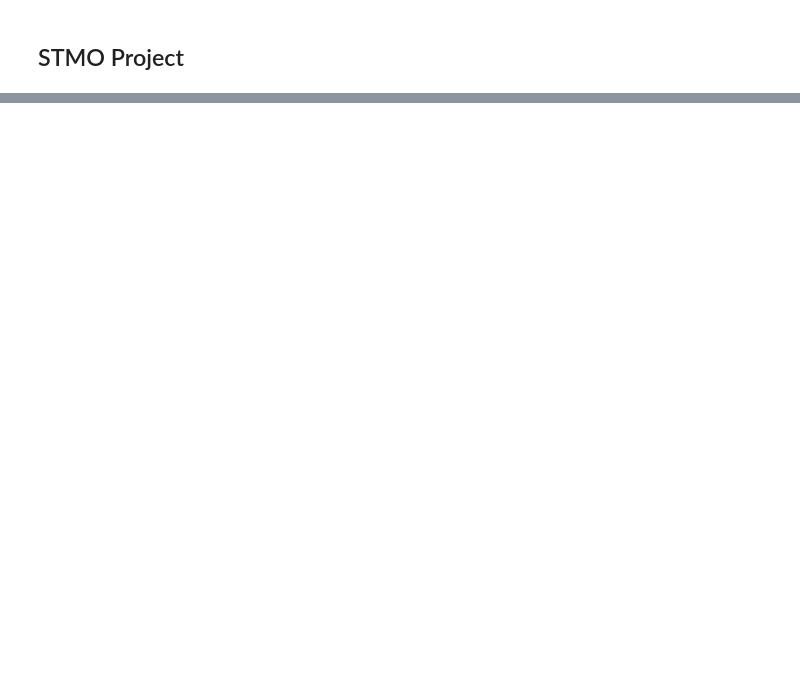
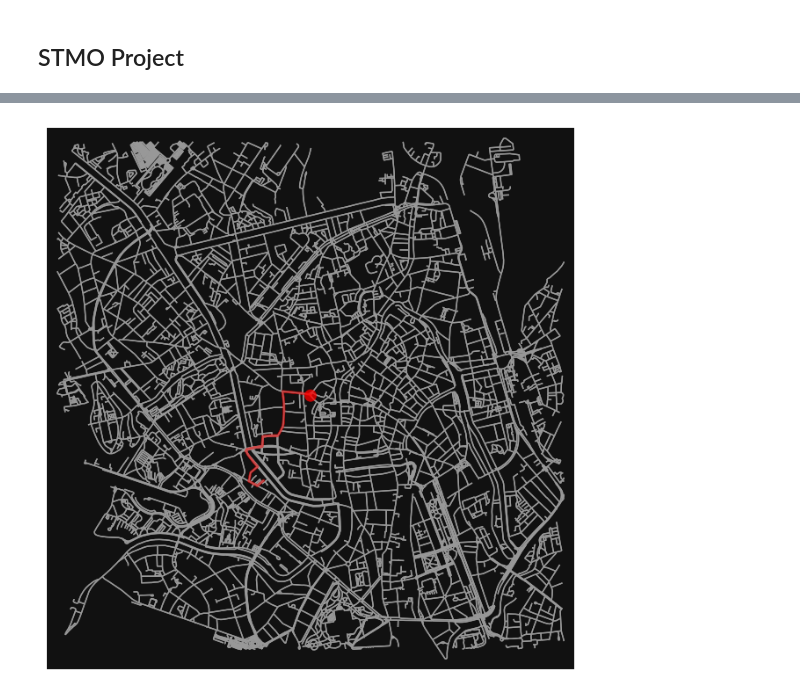
Before and after one commit to robbefonteyn/PathFindR-Ghent, a Jupyter notebook: running_route.ipynb, the cells around one changed output, grey strips where cells are left out. Cells and saved outputs as stored; diff of their text form; code cells hidden in the pictures; blank space fills up the shorter version.

```diff
--- a/running_route.ipynb
+++ b/running_route.ipynb
@@ -41,0 +124,16 @@ plt.show()
+# %%
+# Define the start point (latitude, longitude) and desired distance in meters
+start_point = (51.0543, 3.7174)  # Example coordinates in Ghent
+distance = 5000  # 5 kilometers
+
+# Get the nearest network node to the start point
+start_node = ox.distance.nearest_nodes(graph, X=start_point[1], Y=start_point[0])
+
+# Run the simulated annealing algorithm
+best_route, best_length = simulated_annealing(graph, start_node, distance)
+
+# Plot the optimized route
+fig, ax = ox.plot_graph_route(graph, best_route, route_linewidth=2, node_size=0)
+plt.show()
+# %% [output]
+[figure, added]
```
Also changed, not shown: parts of 6 cells of this notebook.
